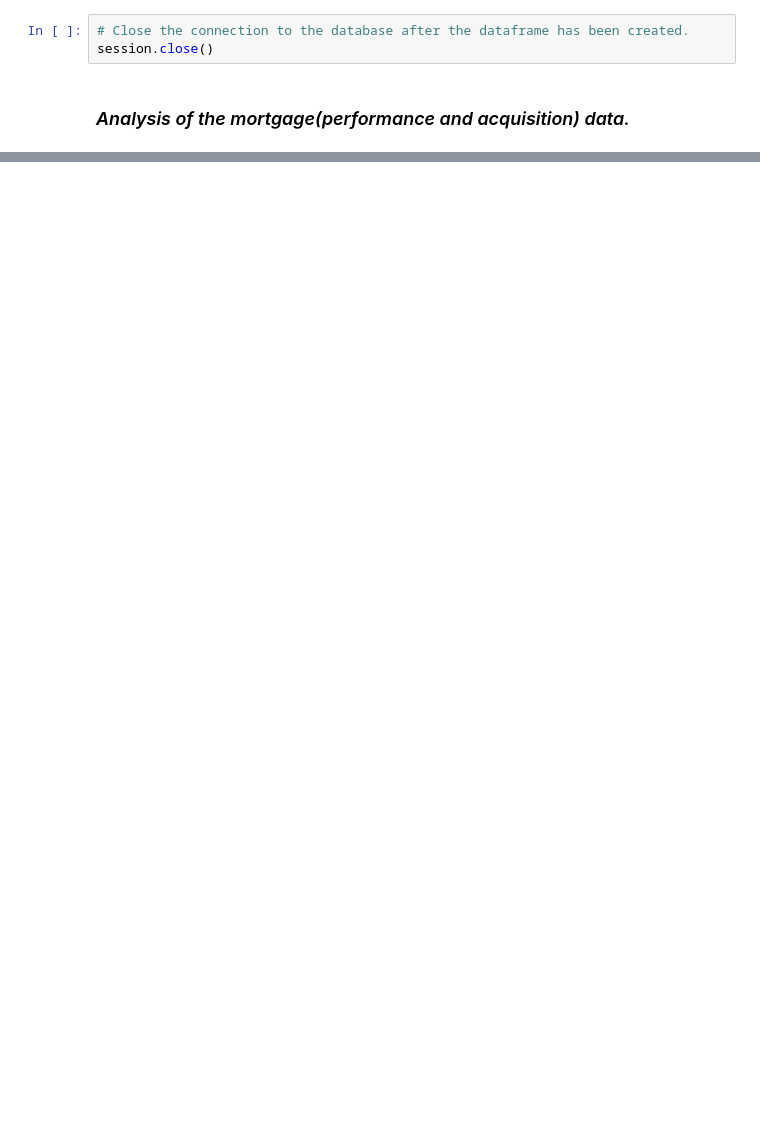
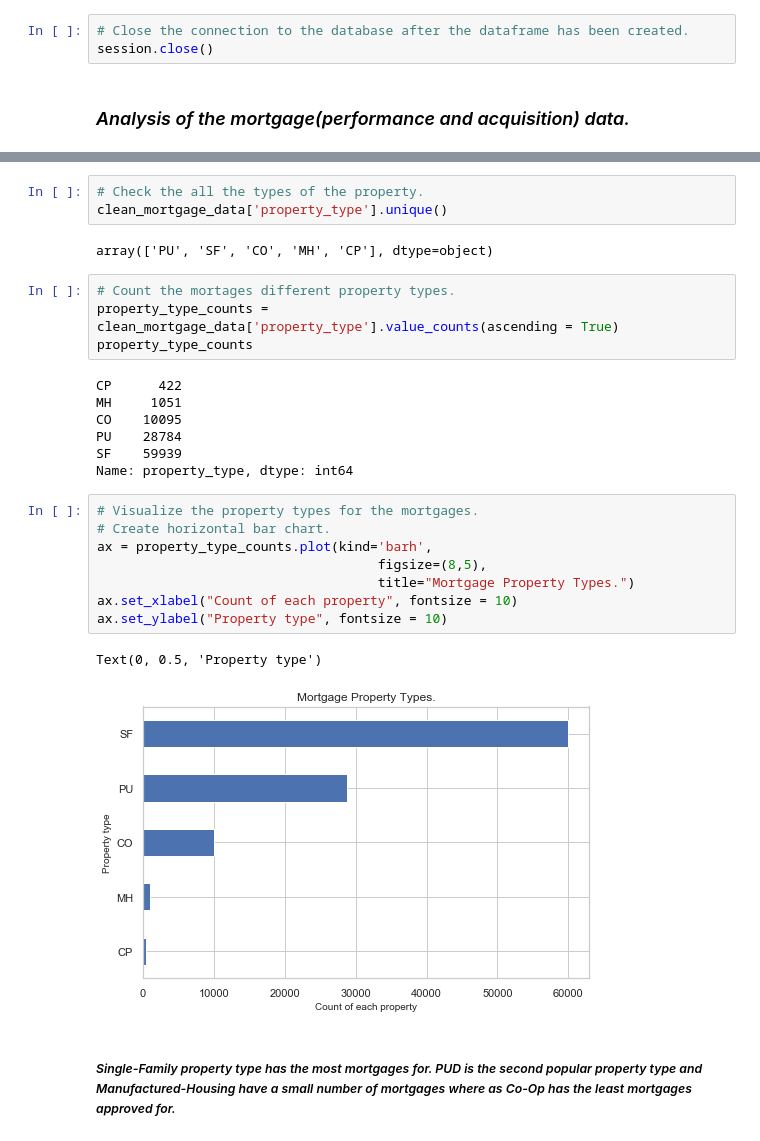
Before and after one commit to Azaima-Asghar/Modeling-Probability-Of-Delinquency, a Jupyter notebook: Mortgage_Analysis.ipynb, the cells around one changed output, grey strips where cells are left out. Drawn from its saved outputs; the diff is of its cells as text; blank space fills up the shorter version.

```diff
--- a/Mortgage_Analysis.ipynb
+++ b/Mortgage_Analysis.ipynb
@@ -221,0 +229,29 @@ dtype: int64
+# %%
+# Check the all the types of the property.
+clean_mortgage_data['property_type'].unique()
+# %% [output]
+array(['PU', 'SF', 'CO', 'MH', 'CP'], dtype=object)
+# %%
+# Count the mortages different property types.
+property_type_counts = clean_mortgage_data['property_type'].value_counts(ascending = True)
+property_type_counts
+# %% [output]
+CP      422
+MH     1051
+CO    10095
+PU    28784
+SF    59939
+Name: property_type, dtype: int64
+# %%
+# Visualize the property types for the mortgages.
+# Create horizontal bar chart.
+ax = property_type_counts.plot(kind='barh',
+                                    figsize=(8,5),
+                                    title="Mortgage Property Types.")
+ax.set_xlabel("Count of each property", fontsize = 10)
+ax.set_ylabel("Property type", fontsize = 10)
+# %% [output]
+Text(0, 0.5, 'Property type')
+[figure, added]
+# %% [markdown]
+##### *Single-Family property type has the most mortgages for. PUD is the second popular property type and Manufactured-Housing have a small number of mortgages where as Co-Op  has the least mortgages approved for.*
```
Also changed, not shown: parts of 18 cells of this notebook.
